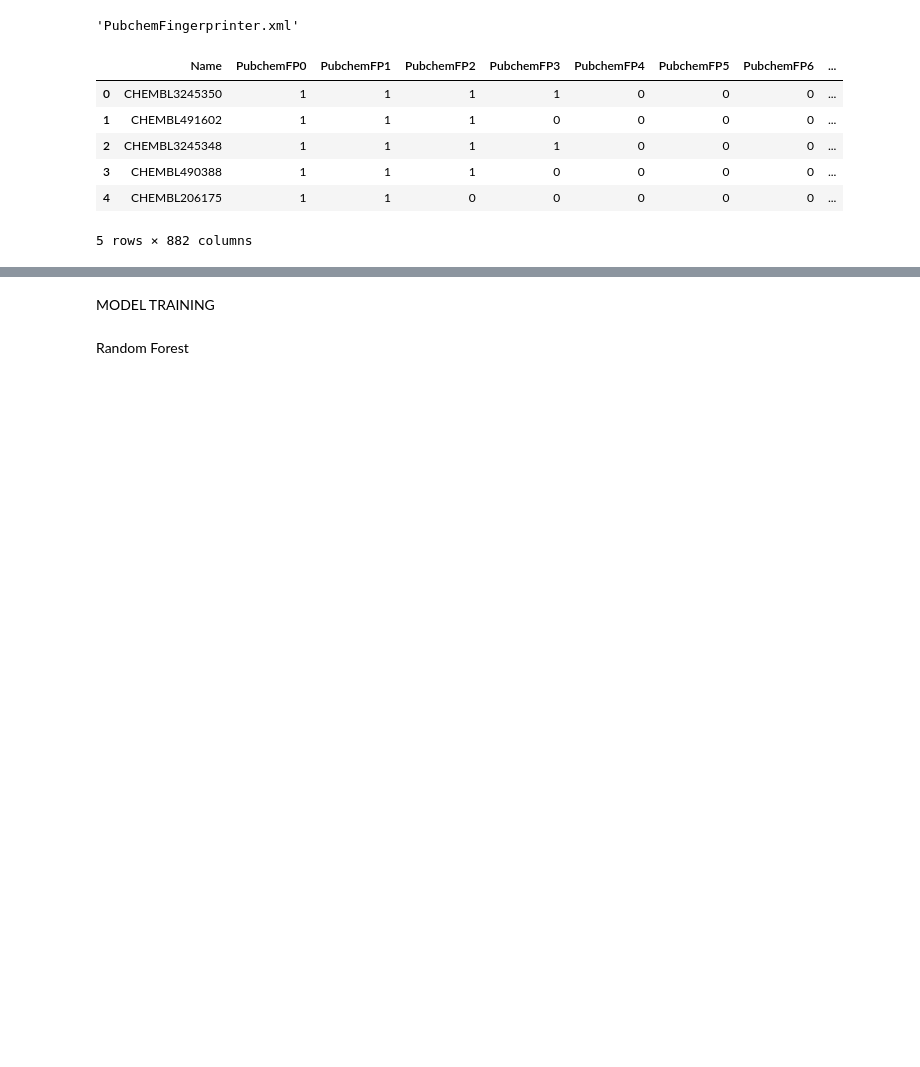
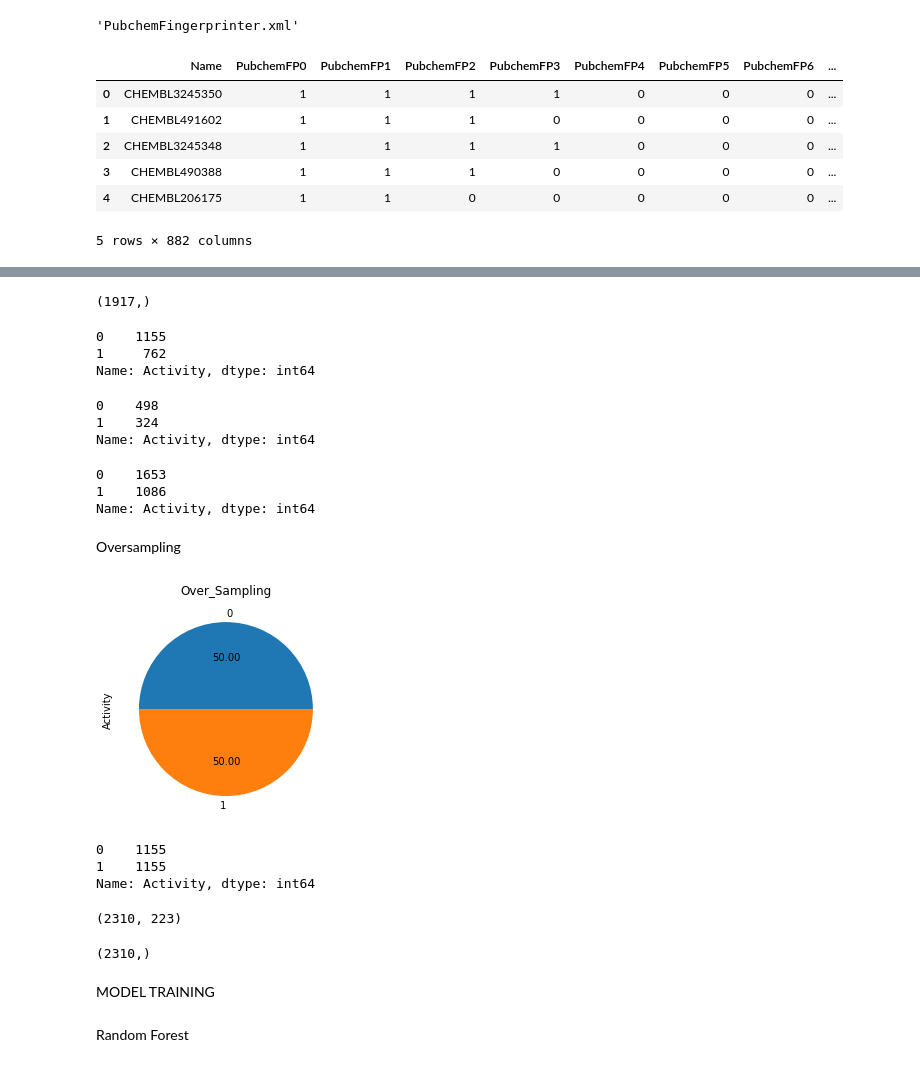
Before and after one commit to Ericaakanko/classification-models-for-predicting-aromatase-inhibitors, a Jupyter notebook: classifcation_ProjectAlgorithm.ipynb, the cells around one changed output, grey strips where cells are left out. Saved outputs shown, nothing was run; the diff lists cells and outputs as text; code cells hidden in the pictures; blank space fills up the shorter version.

```diff
--- a/classifcation_ProjectAlgorithm.ipynb
+++ b/classifcation_ProjectAlgorithm.ipynb
@@ -208,8 +234,8 @@ X = df7.drop('Name', axis =1)
 # %%
-#Removing low Variance
+# Remove features with variance less than 0.1
 from sklearn.feature_selection import VarianceThreshold
-selection = VarianceThreshold(threshold=(.8 * (1 - .8)))
-x = selection.fit_transform(X)
+selector = VarianceThreshold(threshold=0.1)
+x = selector.fit_transform(X)
 # %%
 x.shape
 # %% [output]
@@ -232,0 +243,5 @@ Name: Activity, Length: 2739, dtype: int64
+# %%
+from sklearn.preprocessing import StandardScaler
+scaler = StandardScaler()
+X = scaler.fit_transform(x)
+X.shape
@@ -232,0 +261,38 @@ Name: Activity, Length: 2739, dtype: int64
+# %%
+y_train.shape
+# %% [output]
+(1917,)
+# %%
+y_train.value_counts()
+# %% [output]
+0    1155
+1     762
+Name: Activity, dtype: int64
+# %%
+y_test.value_counts()
+# %% [output]
+0    498
+1    324
+Name: Activity, dtype: int64
+# %%
+y.value_counts()
+# %% [output]
+0    1653
+1    1086
+Name: Activity, dtype: int64
+# %% [markdown]
+Oversampling
+# %%
+from imblearn.over_sampling import RandomOverSampler
+ros = RandomOverSampler(sampling_strategy=1)
+ros = x_ros , y_ros = ros.fit_resample(X_train,y_train)
+ax = y_ros.value_counts().plot.pie(autopct = '%.2f')
+_=ax.set_title("Over_Sampling")
+# %% [output]
+[figure, added]
+# %%
+y_ros.value_counts()
+# %% [output]
+0    1155
+1    1155
+Name: Activity, dtype: int64
@@ -233,2 +304,10 @@ Name: Activity, Length: 2739, dtype: int64
+# %%
+X_train_res.shape
+# %% [output]
+(2310, 223)
+# %%
+y_train_res.shape
+# %% [output]
+(2310,)
 # %% [markdown]
 MODEL TRAINING
```
Also changed, not shown: parts of 94 cells of this notebook.
